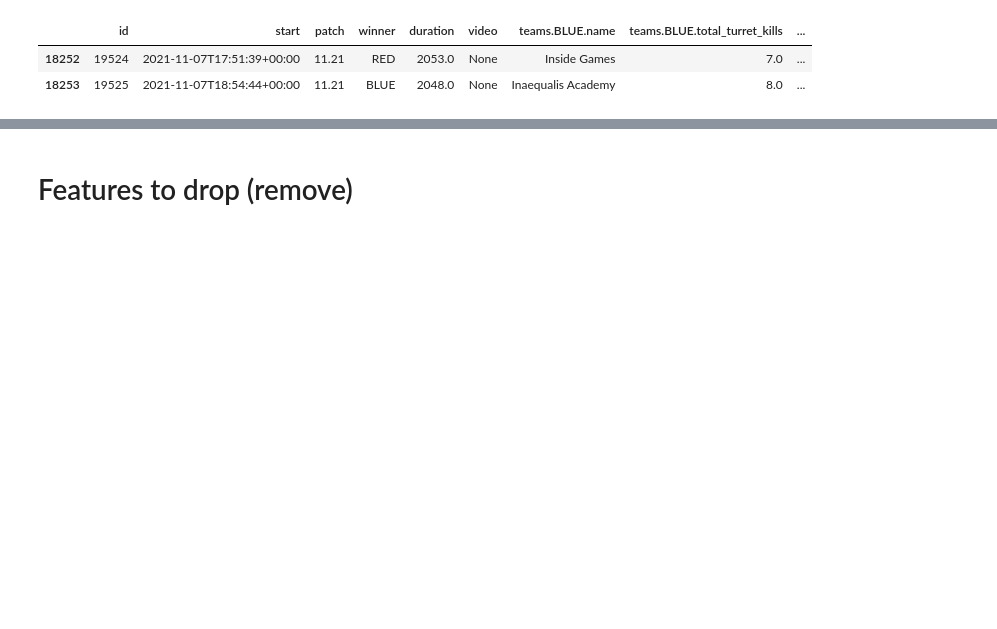
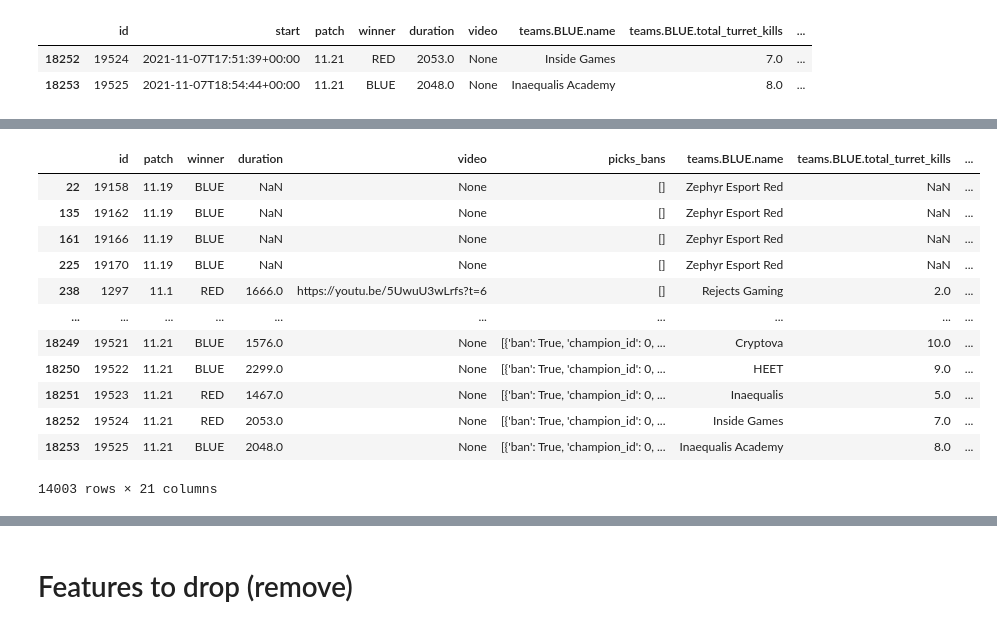
Before and after one commit to stephanyvargas/LoL_winner_predictor, a Jupyter notebook: notebooks/simple_model_Stephy.ipynb, the cells around one changed output, grey strips where cells are left out. Saved outputs shown, nothing was run; the diff lists cells and outputs as text; code cells hidden in the pictures; blank space fills up the shorter version.

```diff
--- a/notebooks/simple_model_Stephy.ipynb
+++ b/notebooks/simple_model_Stephy.ipynb
@@ -54,0 +59,9 @@ df_normalized_BLUE['index_teams'] = index_teams
+# %%
+# Get the years and the number of games played
+df_normalized_teams['start'] = pd.to_datetime(df_normalized_teams['start'])
+df_normalized_teams['year'] = pd.DatetimeIndex(df_normalized_teams['start']).year
+games_year = df_normalized_teams.year.unique()
+
+for year in games_year:
+    N_games = len(df_normalized_teams[df_normalized_teams['year'] == year])
+    print(f'Number of games in {year}: {N_games}')
@@ -55 +76,25 @@ df_normalized_BLUE['index_teams'] = index_teams
+# %%
+# Function that returns a Dataframe just with the years of interest
+def choose_years_to_work(df, *args):
+    years_dict = {}
+    for year in args:
+        years_dict[year] = df[df['year'] == year]
+    return pd.concat(years_dict).droplevel(0)
+
+df_data_by_year = choose_years_to_work(df_normalized_teams, 2021)
+df_data_by_year.drop('start', axis=1, inplace=True)
+# %% [output]
+|  | id | patch | winner | duration | video | picks_bans | teams.BLUE.name | teams.BLUE.total_turret_kills | ... |
+| 22 | 19158 | 11.19 | BLUE | NaN | None | [] | Zephyr Esport Red | NaN | ... |
+| 135 | 19162 | 11.19 | BLUE | NaN | None | [] | Zephyr Esport Red | NaN | ... |
+| 161 | 19166 | 11.19 | BLUE | NaN | None | [] | Zephyr Esport Red | NaN | ... |
+| 225 | 19170 | 11.19 | BLUE | NaN | None | [] | Zephyr Esport Red | NaN | ... |
+| 238 | 1297 | 11.1 | RED | 1666.0 | https://youtu.be/5UwuU3wLrfs?t=6 | [] | Rejects Gaming | 2.0 | ... |
+| ... | ... | ... | ... | ... | ... | ... | ... | ... | ... |
+| 18249 | 19521 | 11.21 | BLUE | 1576.0 | None | [{'ban': True, 'champion_id': 0, ... | Cryptova | 10.0 | ... |
+| 18250 | 19522 | 11.21 | BLUE | 2299.0 | None | [{'ban': True, 'champion_id': 0, ... | HEET | 9.0 | ... |
+| 18251 | 19523 | 11.21 | RED | 1467.0 | None | [{'ban': True, 'champion_id': 0, ... | Inaequalis | 5.0 | ... |
+| 18252 | 19524 | 11.21 | RED | 2053.0 | None | [{'ban': True, 'champion_id': 0, ... | Inside Games | 7.0 | ... |
+| 18253 | 19525 | 11.21 | BLUE | 2048.0 | None | [{'ban': True, 'champion_id': 0, ... | Inaequalis Academy | 8.0 | ... |
+14003 rows × 21 columns
 # %% [markdown]
```
Also changed, not shown: parts of 18 cells of this notebook.
